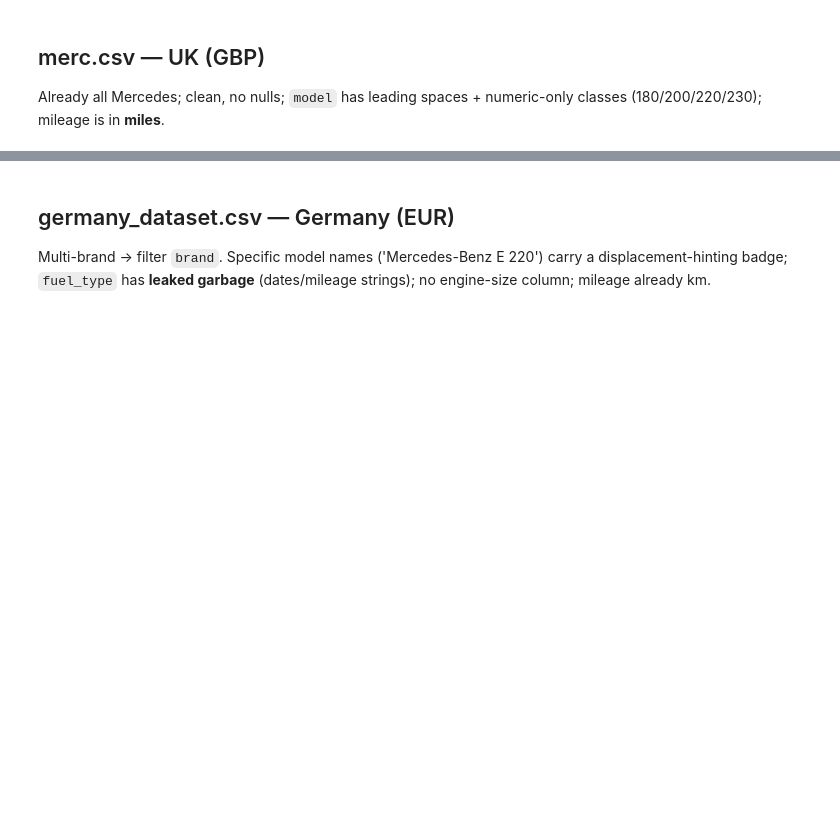
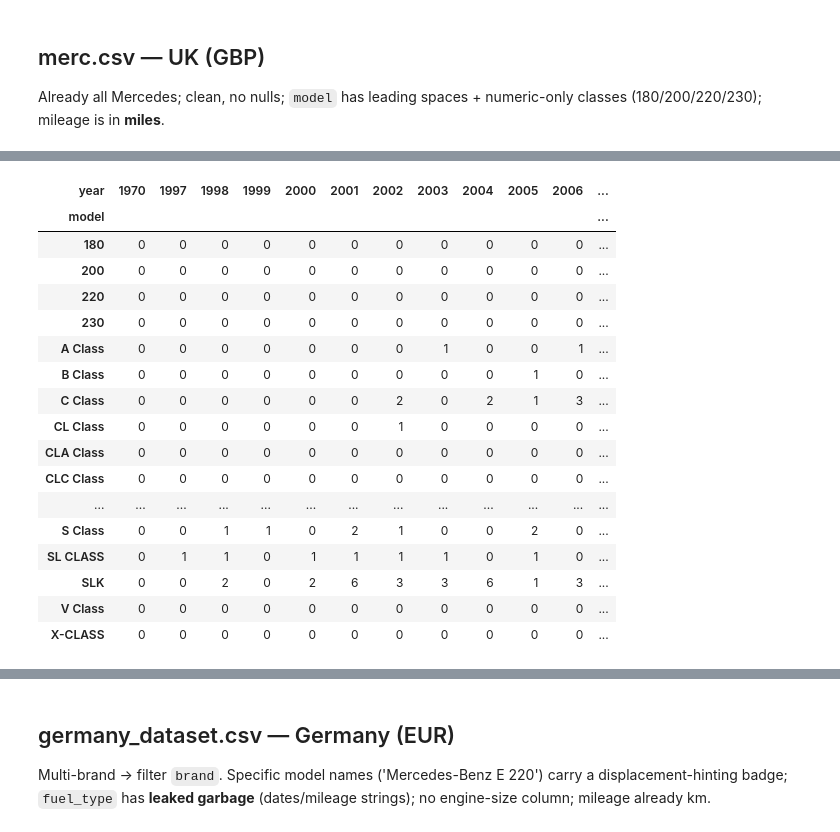
Before and after one commit to CodesTree/Clorox_Mercedes_26, a Jupyter notebook: backend/ml/notebooks/01_data_exploration/01_eda.ipynb, the cells around one changed output, grey strips where cells are left out. Drawn from its saved outputs; the diff is of its cells as text; code cells hidden in the pictures; blank space fills up the shorter version.

```diff
--- a/backend/ml/notebooks/01_data_exploration/01_eda.ipynb
+++ b/backend/ml/notebooks/01_data_exploration/01_eda.ipynb
@@ -14,7 +14,10 @@ sns.set_theme(); pd.set_option('display.max_columns', 60)
 ## merc.csv — UK (GBP)
 Already all Mercedes; clean, no nulls; `model` has leading spaces + numeric-only classes (180/200/220/230); mileage is in **miles**.
 # %%
-merc = pd.read_csv(ingest.MERC_CSV); merc['model'] = merc['model'].str.strip()
+_root = _c
+while not (_root / 'data' / 'raw').exists() and _root != _root.parent:
+    _root = _root.parent
+merc = pd.read_csv(_root / 'data' / 'raw' / 'merc.csv'); merc['model'] = merc['model'].str.strip()
 print(merc.shape); display(merc.head())
 print(merc.isna().sum().to_dict())
 display(merc[['transmission','fuelType']].melt().groupby(['variable','value']).size())
@@ -24,0 +73,22 @@ merc['mileage'].plot.hist(bins=50, ax=ax[1], title='merc mileage (miles)'); plt.
+# %%
+year_counts = pd.crosstab(merc['model'], merc['year']).sort_index(axis=1)
+display(year_counts)
+# %% [output]
+| year | 1970 | 1997 | 1998 | 1999 | 2000 | 2001 | 2002 | 2003 | 2004 | 2005 | 2006 | ... |
+| model |  |  |  |  |  |  |  |  |  |  |  | ... |
+| 180 | 0 | 0 | 0 | 0 | 0 | 0 | 0 | 0 | 0 | 0 | 0 | ... |
+| 200 | 0 | 0 | 0 | 0 | 0 | 0 | 0 | 0 | 0 | 0 | 0 | ... |
+| 220 | 0 | 0 | 0 | 0 | 0 | 0 | 0 | 0 | 0 | 0 | 0 | ... |
+| 230 | 0 | 0 | 0 | 0 | 0 | 0 | 0 | 0 | 0 | 0 | 0 | ... |
+| A Class | 0 | 0 | 0 | 0 | 0 | 0 | 0 | 1 | 0 | 0 | 1 | ... |
+| B Class | 0 | 0 | 0 | 0 | 0 | 0 | 0 | 0 | 0 | 1 | 0 | ... |
+| C Class | 0 | 0 | 0 | 0 | 0 | 0 | 2 | 0 | 2 | 1 | 3 | ... |
+| CL Class | 0 | 0 | 0 | 0 | 0 | 0 | 1 | 0 | 0 | 0 | 0 | ... |
+| CLA Class | 0 | 0 | 0 | 0 | 0 | 0 | 0 | 0 | 0 | 0 | 0 | ... |
+| CLC Class | 0 | 0 | 0 | 0 | 0 | 0 | 0 | 0 | 0 | 0 | 0 | ... |
+| ... | ... | ... | ... | ... | ... | ... | ... | ... | ... | ... | ... | ... |
+| S Class | 0 | 0 | 1 | 1 | 0 | 2 | 1 | 0 | 0 | 2 | 0 | ... |
+| SL CLASS | 0 | 1 | 1 | 0 | 1 | 1 | 1 | 1 | 0 | 1 | 0 | ... |
+| SLK | 0 | 0 | 2 | 0 | 2 | 6 | 3 | 3 | 6 | 1 | 3 | ... |
+| V Class | 0 | 0 | 0 | 0 | 0 | 0 | 0 | 0 | 0 | 0 | 0 | ... |
+| X-CLASS | 0 | 0 | 0 | 0 | 0 | 0 | 0 | 0 | 0 | 0 | 0 | ... |
```
Also changed, not shown: parts of 5 cells of this notebook, 3 other files.
